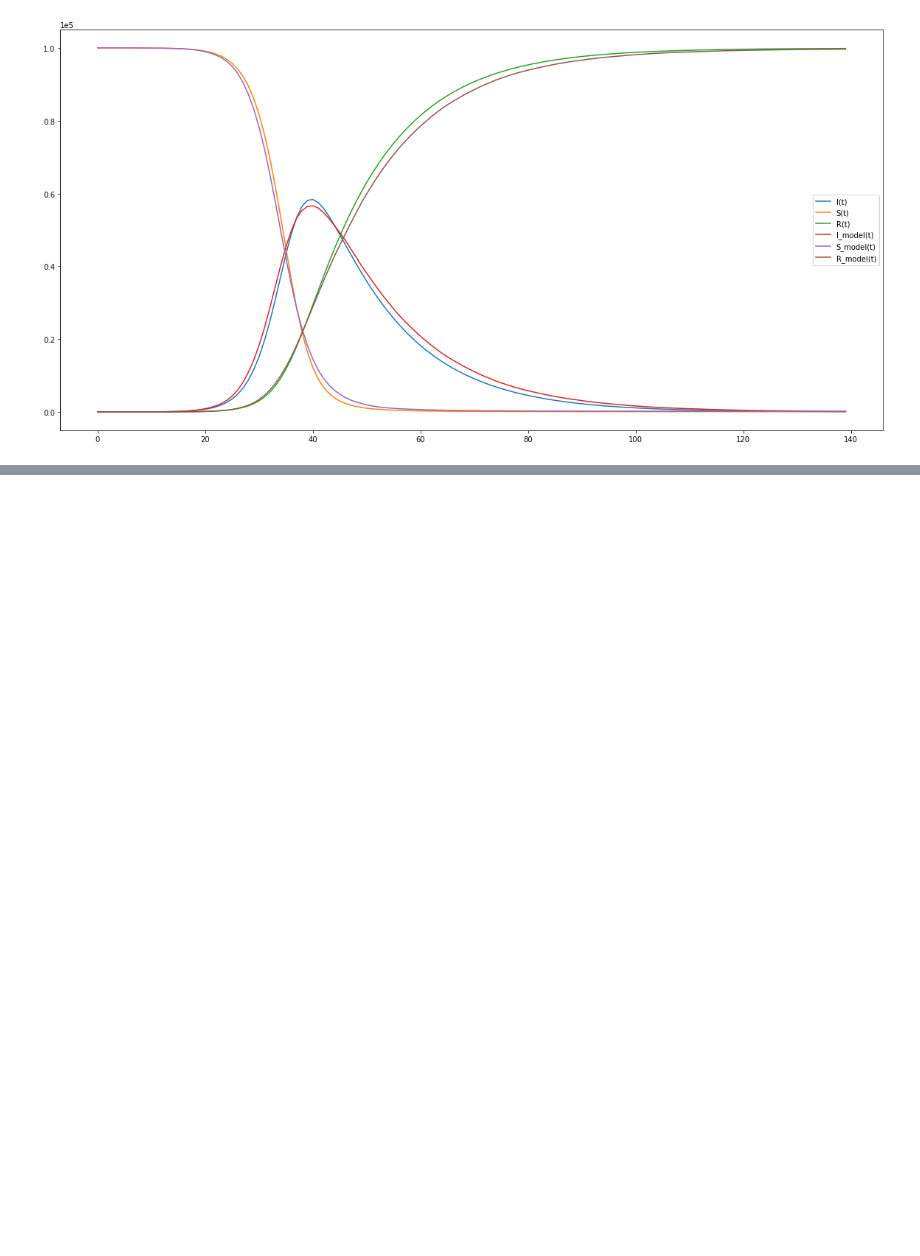
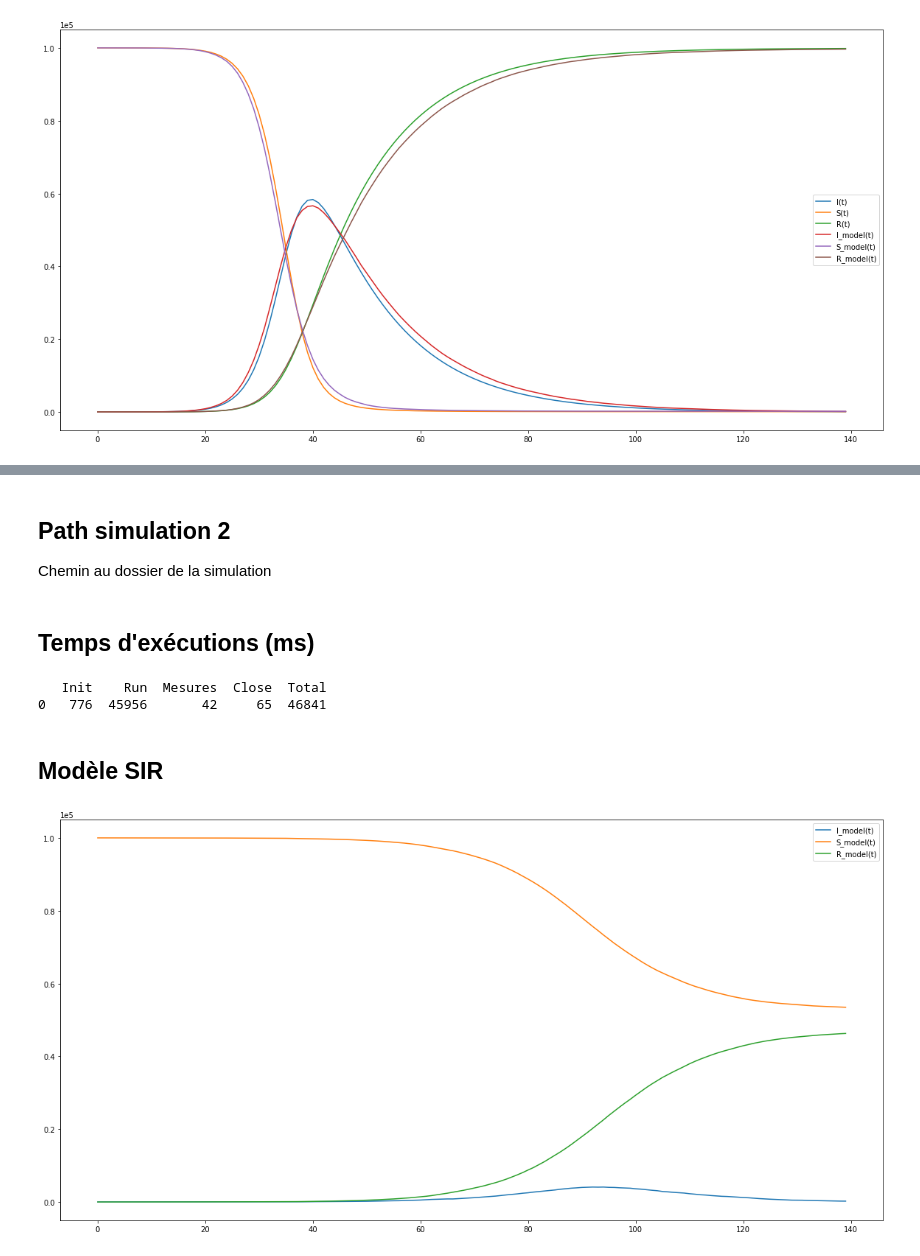
Before and after one commit to maximepasquier/Diversity, a Jupyter notebook: Python/SIR.ipynb, the cells around one changed output, grey strips where cells are left out. Saved outputs shown, nothing was run; the diff lists cells and outputs as text; code cells hidden in the pictures; blank space fills up the shorter version.

```diff
--- a/Python/SIR.ipynb
+++ b/Python/SIR.ipynb
@@ -569,0 +624,48 @@ plt.show()
+# %% [markdown]
+## Path simulation 2
+Chemin au dossier de la simulation
+# %%
+path2 = "/home/maxime/Documents/Automate_Cellulaire/Diversity/Simulations/SIR/Diversite/perfect_mix/lowCompatibility/2"
+# %% [markdown]
+## Temps d'exécutions (ms)
+# %%
+temps = pd.read_csv(path2 + "/data_csv/times.csv")
+temps_data = pd.DataFrame(temps)
+print(temps_data)
+# %% [output]
+   Init    Run  Mesures  Close  Total
+0   776  45956       42     65  46841
+# %% [markdown]
+## Modèle SIR
+# %%
+contamine = pd.read_csv(path2 + "/data_csv/m_nombre_contamine.csv", dtype=int)
+recovered = pd.read_csv(path2 + "/data_csv/m_SIR_recovered_file.csv", dtype=int)
+
+nombre_individus_S = N
+nombre_individus_data_S = nombre_individus_S - contamine
+nombre_individus_data_S = nombre_individus_data_S['Nombre de contaminés'].subtract(recovered['Recovered'])
+
+infection(S, I, R, N, iterations)
+figure = plt.figure(figsize=(20, 10))
+
+I_model, = plt.plot(contamine, label='I_model(t)')
+S_model, = plt.plot(nombre_individus_data_S, label='S_model(t)')
+R_model, = plt.plot(recovered, label='R_model(t)')
+
+
+plt.legend(handles=[I_model, S_model, R_model])
+
+plt.ticklabel_format(style='sci', axis='y', scilimits=(0,0)) # use scientific notation
+
+plt.show()
+
+# MSE I
+#print("MSE I : ", np.square(np.subtract(contamine['Nombre de contaminés'].values.tolist(),I_comp)).mean())
+
+# MSE S
+#print("MSE S : ", np.square(np.subtract(nombre_individus_data_S.values.tolist(),S_comp)).mean())
+
+# MSE R
+#print("MSE R : ", np.square(np.subtract(recovered['Recovered'].values.tolist(),R_comp)).mean())
+# %% [output]
+[figure, added]
```
Also changed, not shown: parts of 168 cells of this notebook, 5 other files.
